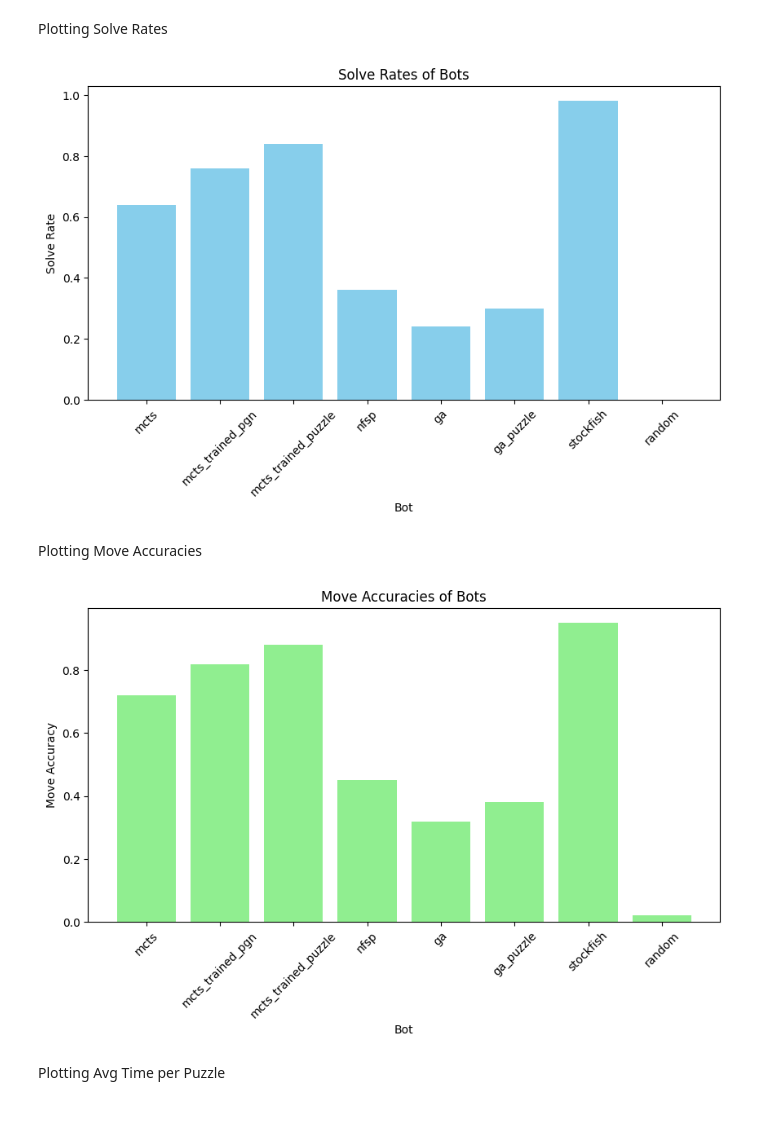
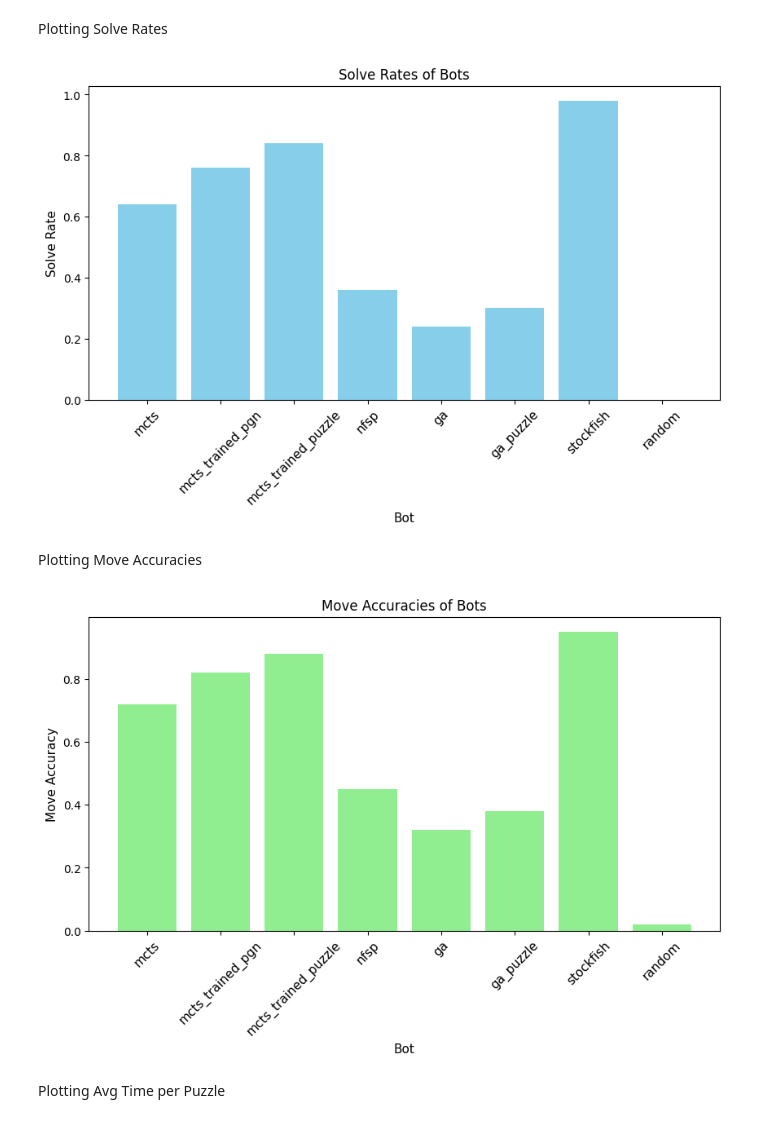
Before and after one commit to nihal-ranchod/honours-research, a Jupyter notebook: puzzle_evaluation.ipynb, the cells around one changed output. Cells and saved outputs as stored; diff of their text form; code cells hidden in the pictures.

```diff
--- a/puzzle_evaluation.ipynb
+++ b/puzzle_evaluation.ipynb
@@ -40,27 +40,27 @@ Plotting Solve Rates
 # %%
 plt.figure(figsize=(10, 5))
 plt.bar(df['Bot'], df['Solve Rate'], color='skyblue')
-plt.title('Solve Rates of Bots')
-plt.ylabel('Solve Rate')
-plt.xlabel('Bot')
-plt.xticks(rotation=45)
-plt.savefig("Puzzle Evaluation Plots/solve_rates.png", bbox_inches='tight')
+plt.title('Solve Rates of Bots', fontsize=12)
+plt.ylabel('Solve Rate', fontsize=11)
+plt.xlabel('Bot', fontsize=11)
+plt.xticks(rotation=45, fontsize=11)
+plt.savefig("Puzzle Evaluation Plots/solve_rates.svg", bbox_inches='tight')
 plt.show()
 # %% [output]
-[figure, old version]
+[figure, new version]
 # %% [markdown]
 Plotting Move Accuracies
 # %%
 plt.figure(figsize=(10, 5))
 plt.bar(df['Bot'], df['Move Accuracy'], color='lightgreen')
-plt.title('Move Accuracies of Bots')
-plt.ylabel('Move Accuracy')
-plt.xlabel('Bot')
-plt.xticks(rotation=45)
-plt.savefig("Puzzle Evaluation Plots/move_accuracies.png", bbox_inches='tight')
+plt.title('Move Accuracies of Bots', fontsize=12)
+plt.ylabel('Move Accuracy', fontsize=11)
+plt.xlabel('Bot', fontsize=11)
+plt.xticks(rotation=45, fontsize=11)
+plt.savefig("Puzzle Evaluation Plots/move_accuracies.svg", bbox_inches='tight')
 plt.show()
 # %% [output]
-[figure, old version]
+[figure, new version]
 # %% [markdown]
 Plotting Avg Time per Puzzle
 # %%
```
Also changed, not shown: parts of 1 cell of this notebook, 3 other files.
